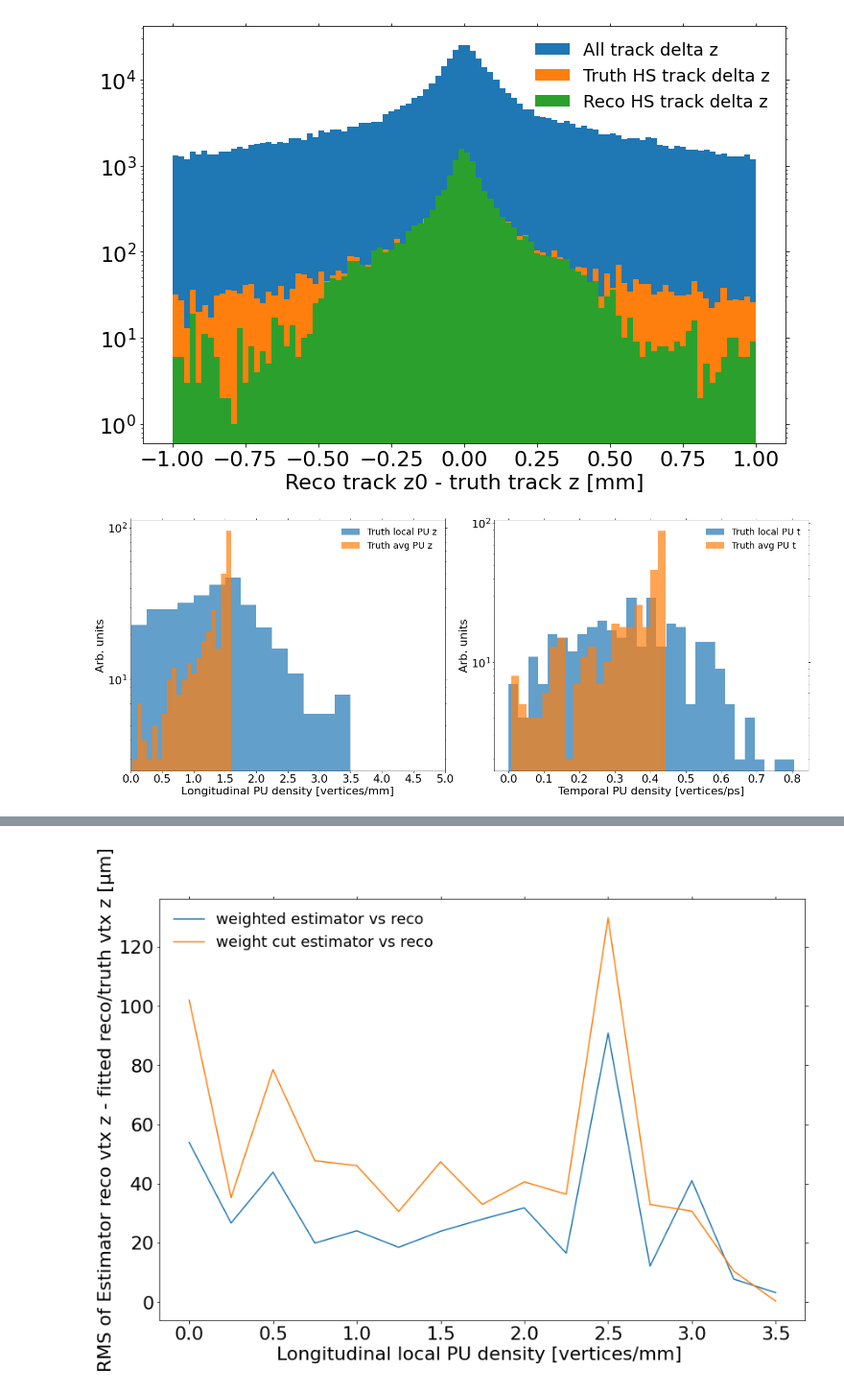
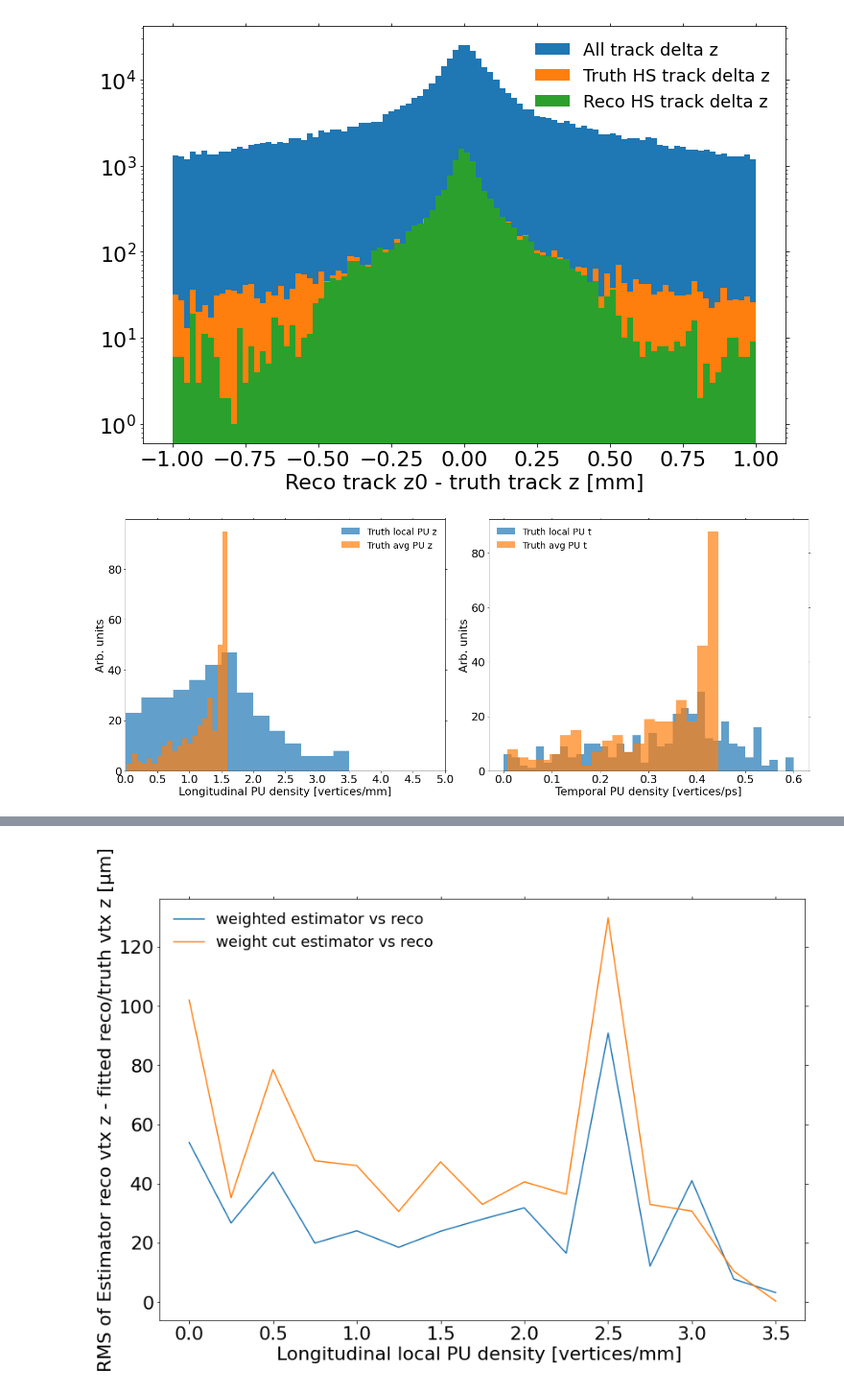
Before and after one commit to ttlindkvist/4DTracking, a Jupyter notebook: pileup_z.ipynb, the cells around one changed output, grey strips where cells are left out. Shown at 96% size. Cells and saved outputs as stored; diff of their text form; code cells hidden in the pictures.

```diff
--- a/pileup_z.ipynb
+++ b/pileup_z.ipynb
@@ -131,35 +131,35 @@ fig.set_size_inches(20, 8)
 delta_z = 2
 truth_localzPU = computeLocalPUDensity(truth_vertex_z, delta_z)
 truth_avgzPU = computeAvgPUDensity(truth_vertex_z, mu=200, sigma_x=50)
 
 
 zbinwidth = 1/(2*delta_z)
 _, zLPU_truth_bin_edges, _ = ax1.hist(truth_localzPU, bins=np.arange(np.min(truth_localzPU), np.max(truth_localzPU) + zbinwidth, zbinwidth), density=False, alpha=0.7, label='Truth local PU z')
 _, zAPU_truth_bin_edges, _ = ax1.hist(truth_avgzPU, bins=20, density=False, alpha=0.7, label='Truth avg PU z')
 
 ax1.set_xlabel('Longitudinal PU density [vertices/mm]')
 ax1.set_ylabel('Arb. units')
-ax1.set_yscale('log')
+# ax1.set_yscale('log')
 ax1.set_xticks(np.arange(0, 10, 0.5))
 ax1.set_xlim(0, 5)
 ax1.legend(frameon=False)
 
 
 sigma_t = 180
-delta_t = 18
+delta_t = 60
 truth_localtPU = computeLocalPUDensity(1e3*truth_vertex_t, delta_t)
 truth_avgtPU = computeAvgPUDensity(1e3*truth_vertex_t, mu=200, sigma_x=sigma_t)
 
-tbinwidth = 1/(2*delta_t)
+tbinwidth = 1/(2*delta_t) * 2
 _, tLPU_truth_bin_edges, _ = ax2.hist(truth_localtPU, bins=np.arange(np.min(truth_localtPU), np.max(truth_localtPU) + tbinwidth, tbinwidth), density=False, alpha=0.7, label='Truth local PU t', color='C0')
 _, tAPU_truth_bin_edges, _ = ax2.hist(truth_avgtPU, bins=20, density=False, alpha=0.7, label='Truth avg PU t', color='C1')
 
 ax2.set_xlabel('Temporal PU density [vertices/ps]')
 ax2.set_ylabel('Arb. units')
-ax2.set_yscale('log')
+# ax2.set_yscale('log')
 # ax2.set_xticks(np.arange(0, 0.5, 0.1))
 # ax2.set_xlim(0, 0.5)
 ax2.legend(frameon=False)
 fig.tight_layout()
 # %% [output]
-[figure, old version]
+[figure, new version]
```
Also changed, not shown: parts of 7 cells of this notebook, 3 other files.
